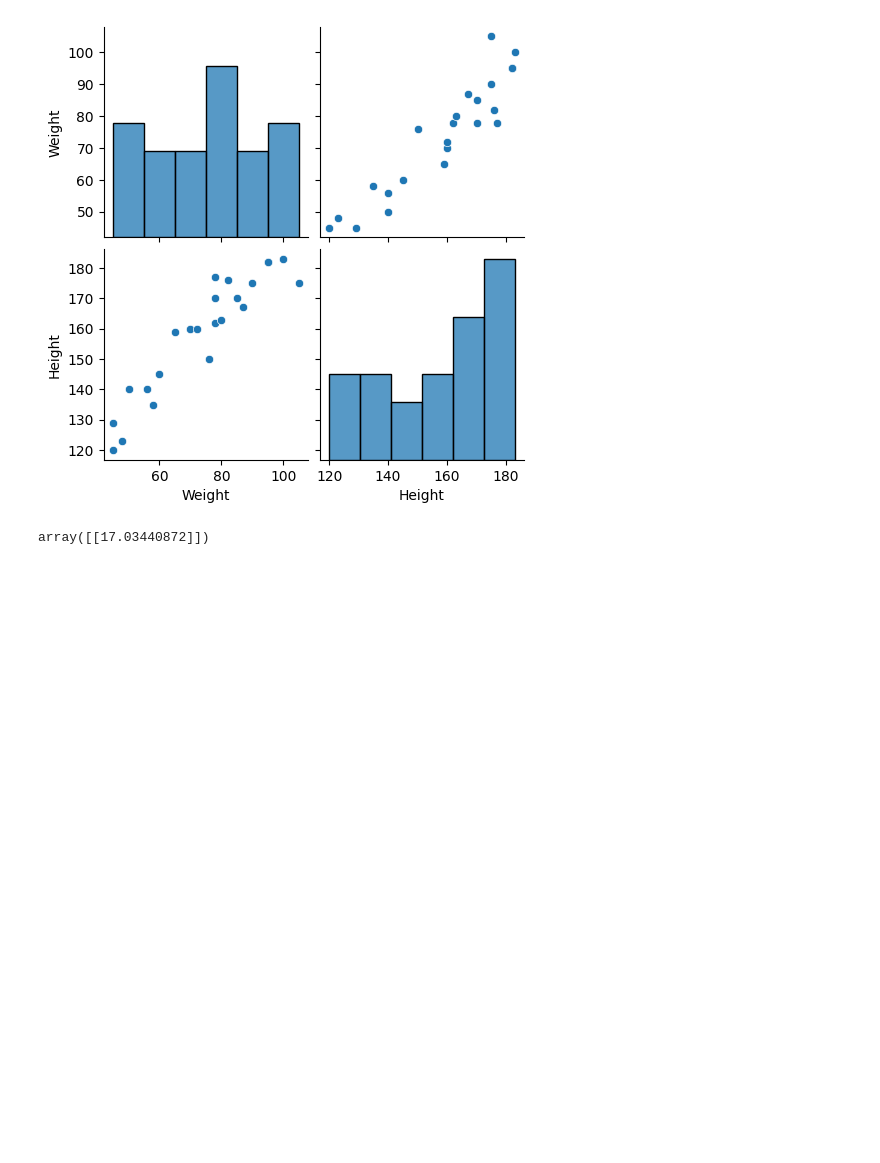
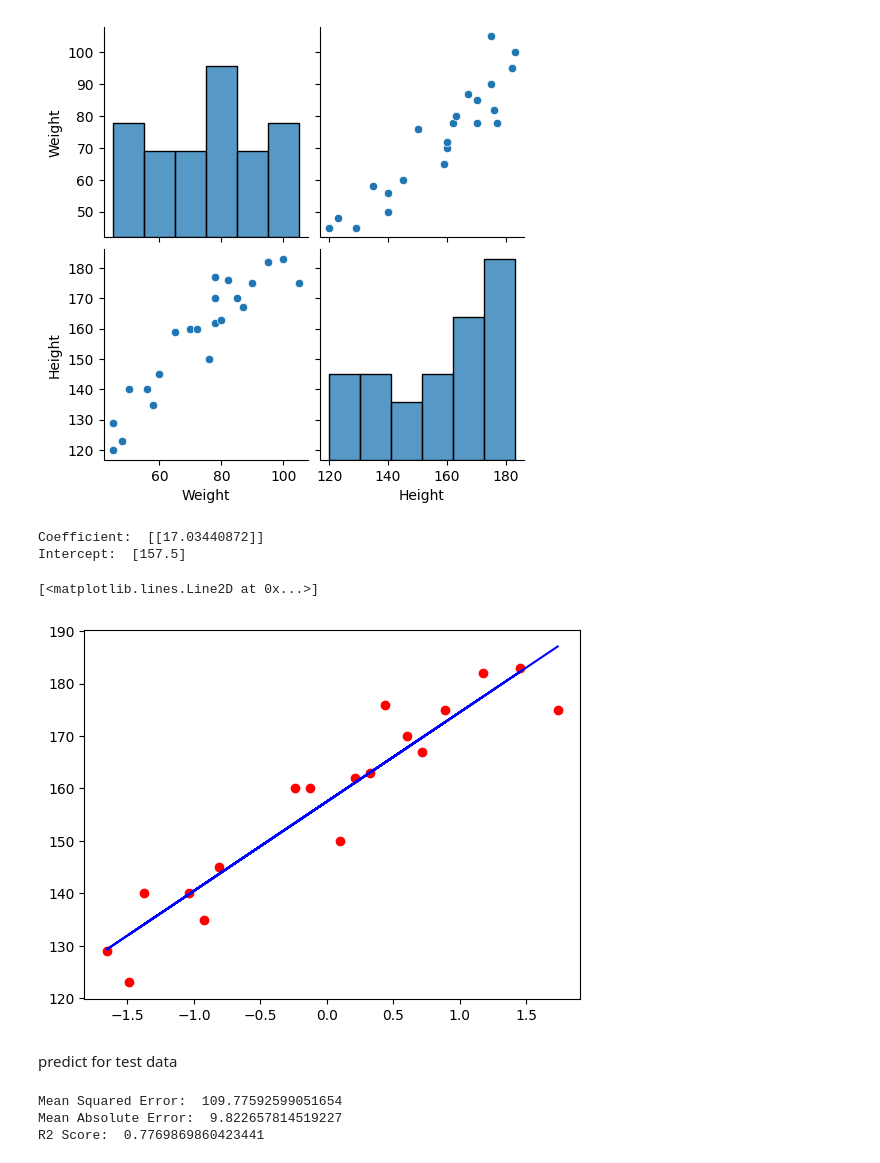
Before and after one commit to 2022BCD0052/Machine-Learning, a Jupyter notebook: Linear Regression Practical/Simple Linear Regression Practical.ipynb, the cells around one changed output. Cells and saved outputs as stored; diff of their text form; code cells hidden in the pictures; blank space fills up the shorter version.

Commit message:
Update Simple Linear Regression Practical notebook with additional data visualization

```diff
--- a/Linear Regression Practical/Simple Linear Regression Practical.ipynb
+++ b/Linear Regression Practical/Simple Linear Regression Practical.ipynb
@@ -59,7 +59,19 @@ X_test
 from sklearn.linear_model import LinearRegression
 regression  = LinearRegression(n_jobs=-1)
 regression.fit(X_Train, y_train)
-# %%
-regression.coef_
-# %% [output]
-array([[17.03440872]])
+# %%
+print("Coefficient: ", regression.coef_)
+print("Intercept: ", regression.intercept_)
+# %% [output]
+Coefficient:  [[17.03440872]]
+Intercept:  [157.5]
+# %%
+# plot regression line with regression line
+plt.scatter(X_Train, y_train, color='red')
+plt.plot(X_Train,regression.predict(X_Train), color='blue')
+# %% [output]
+[<matplotlib.lines.Line2D at 0x...>]
+[figure, added]
+# %% [markdown]
+
+predict for test data
@@ -65,0 +81,12 @@ array([[17.03440872]])
+# %%
+# perforamnce matrix
+from sklearn.metrics import mean_squared_error,mean_absolute_error
+print("Mean Squared Error: ", mean_squared_error(y_test, y_pred))
+print("Mean Absolute Error: ", mean_absolute_error(y_test, y_pred))
+# R squared score
+from sklearn.metrics import r2_score
+print("R2 Score: ", r2_score(y_test, y_pred))
+# %% [output]
+Mean Squared Error:  109.77592599051654
+Mean Absolute Error:  9.822657814519227
+R2 Score:  0.7769869860423441
```
Also changed, not shown: parts of 1 cell of this notebook, 1 other file.
